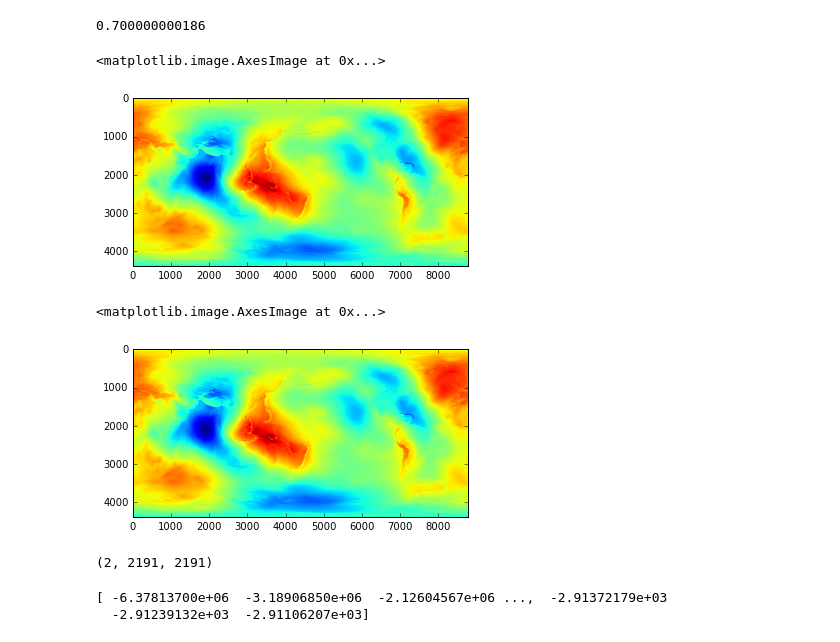
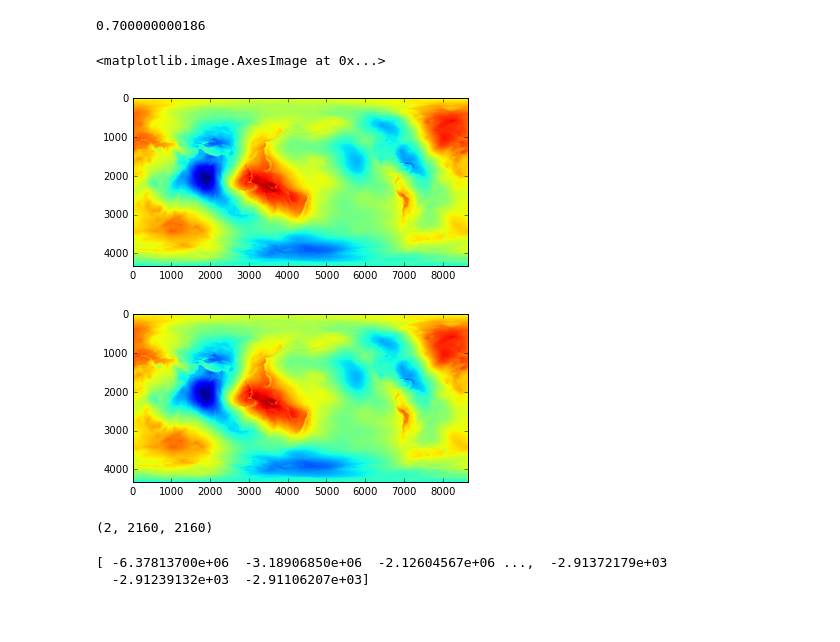
Before and after one commit to korin-worm-code/GravityTomo, a Jupyter notebook: GravTomo.ipynb, the cells around one changed output. Drawn from its saved outputs; the diff is of its cells as text; code cells hidden in the pictures.

```diff
--- a/GravTomo.ipynb
+++ b/GravTomo.ipynb
@@ -8,4 +8,4 @@ import numpy as np
 # %% [output]
 Loading SHTOOLS documentation
 # %%
-coeffs,errors,lmax = sht.SHReadError('EGM2008_to2190_TideFree.shm',2190)
+coeffs,errors,lmax = sht.SHReadError('EGM2008_to2190_ZeroTide.shm',2159)
@@ -167,12 +171,13 @@ geoid = sht.MakeGeoidGridDH(coeffs,
                             PotRef=pot_ref_geoid_earth,
                             omega=omega_earth,
                             a = a_earth,
-                            f = f_earth)
+                            f = f_earth,
+                            order=2)
 # %%
 plt.imshow(geoid)
 # %% [output]
 <matplotlib.image.AxesImage at 0x...>
-[figure, old version]
+[figure, new version]
 # %%
 nlat,nlon = geoid.shape
 dlat = 360. / nlat
@@ -183,7 +188,8 @@ ng = np.array(normal_gravs,np.float64)
 # %%
 # Brun's formula
 T = geoid * ng[:,np.newaxis]
+fig = plt.figure()
 plt.imshow(T)
+fig.savefig('Timage.png')
 # %% [output]
-<matplotlib.image.AxesImage at 0x...>
-[figure, old version]
+[figure, new version]
@@ -192,7 +198,7 @@ gravity_disturbance_SH = sht.SHExpandDH(grav[0])
 # %%
-print gravity_disturbance_SH.shape
+print T_SH.shape
 # %% [output]
-(2, 2191, 2191)
+(2, 2160, 2160)
 # %%
 anti_radial_deriv_op = -a_earth/np.arange(1.,gravity_disturbance_SH.shape[1]+1.,1.)
 
```
Also changed, not shown: parts of 14 cells of this notebook.
